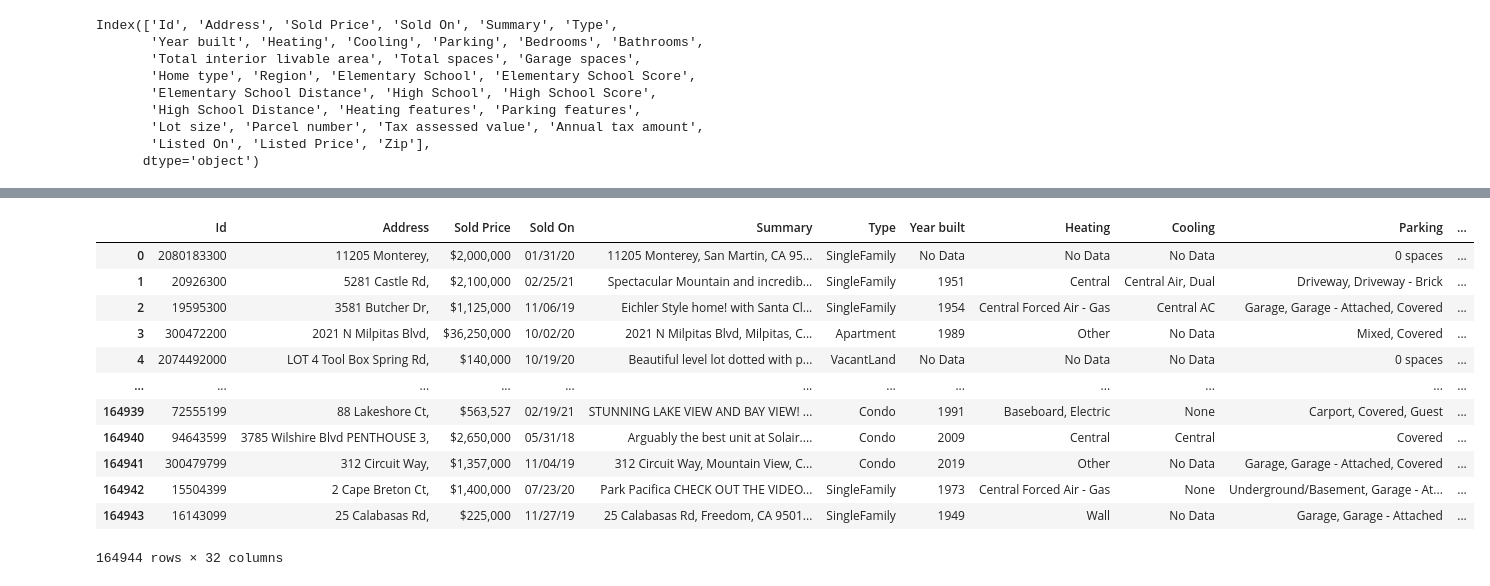
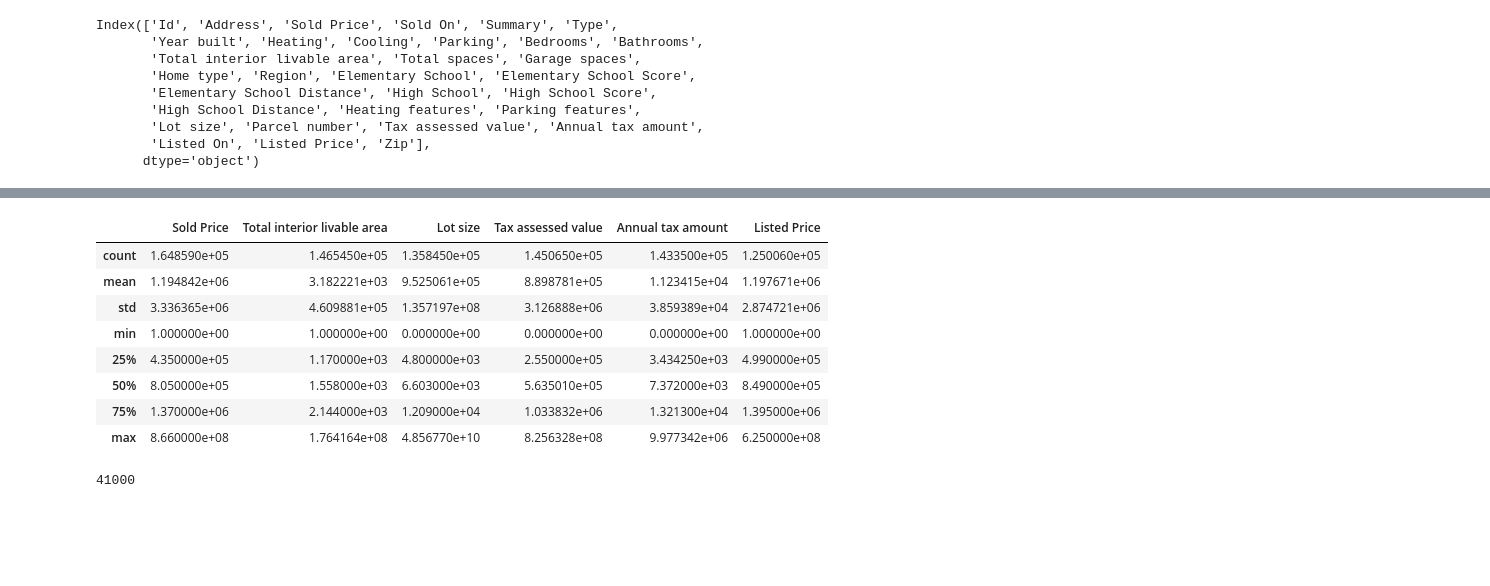
Before and after one commit to OneRaise5385/Machine_Learning, a Jupyter notebook: Practical-ML/Exploratory data analysis.ipynb, the cells around one changed output, grey strips where cells are left out. Saved outputs shown, nothing was run; the diff lists cells and outputs as text; code cells hidden in the pictures; blank space fills up the shorter version.

```diff
--- a/Practical-ML/Exploratory data analysis.ipynb
+++ b/Practical-ML/Exploratory data analysis.ipynb
@@ -61,17 +61,28 @@ Zip                            object
 dtype: object
+# %%
+# 将价钱相关的列的数据转化成浮点型
+currency = ['Sold Price', 'Listed Price', 'Tax assessed value', 'Annual tax amount']
+for c in currency:
+    data[c] = data[c].replace(r'[$,-]', '', regex=True)
+    data[c] = data[c].replace(r'^\s*$', np.nan, regex=True)
+    data[c] = data[c].astype(float)
+
+# 将面积大小相关的列转换成浮点型
+areas = ['Total interior livable area', 'Lot size']
+for c in areas:
+    acres = data[c].str.contains('Acres') == True
+    col = data[c].replace(r'\b sqft\b|\b Acres\b|\b,\b', '', regex=True).astype(float)
+    col[acres] *= 43560
+    data[c] = col
 # %%
-data
+data.describe()
 # %% [output]
-|  | Id | Address | Sold Price | Sold On | Summary | Type | Year built | Heating | Cooling | Parking | ... |
-| 0 | 2080183300 | 11205 Monterey, | $2,000,000 | 01/31/20 | 11205 Monterey, San Martin, CA 95... | SingleFamily | No Data | No Data | No Data | 0 spaces | ... |
-| 1 | 20926300 | 5281 Castle Rd, | $2,100,000 | 02/25/21 | Spectacular Mountain and incredib... | SingleFamily | 1951 | Central | Central Air, Dual | Driveway, Driveway - Brick | ... |
-| 2 | 19595300 | 3581 Butcher Dr, | $1,125,000 | 11/06/19 | Eichler Style home! with Santa Cl... | SingleFamily | 1954 | Central Forced Air - Gas | Central AC | Garage, Garage - Attached, Covered | ... |
-| 3 | 300472200 | 2021 N Milpitas Blvd, | $36,250,000 | 10/02/20 | 2021 N Milpitas Blvd, Milpitas, C... | Apartment | 1989 | Other | No Data | Mixed, Covered | ... |
-| 4 | 2074492000 | LOT 4 Tool Box Spring Rd, | $140,000 | 10/19/20 | Beautiful level lot dotted with p... | VacantLand | No Data | No Data | No Data | 0 spaces | ... |
-| ... | ... | ... | ... | ... | ... | ... | ... | ... | ... | ... | ... |
-| 164939 | 72555199 | 88 Lakeshore Ct, | $563,527 | 02/19/21 | STUNNING LAKE VIEW AND BAY VIEW! ... | Condo | 1991 | Baseboard, Electric | None | Carport, Covered, Guest | ... |
-| 164940 | 94643599 | 3785 Wilshire Blvd PENTHOUSE 3, | $2,650,000 | 05/31/18 | Arguably the best unit at Solair.... | Condo | 2009 | Central | Central | Covered | ... |
-| 164941 | 300479799 | 312 Circuit Way, | $1,357,000 | 11/04/19 | 312 Circuit Way, Mountain View, C... | Condo | 2019 | Other | No Data | Garage, Garage - Attached, Covered | ... |
-| 164942 | 15504399 | 2 Cape Breton Ct, | $1,400,000 | 07/23/20 | Park Pacifica CHECK OUT THE VIDEO... | SingleFamily | 1973 | Central Forced Air - Gas | None | Underground/Basement, Garage - At... | ... |
-| 164943 | 16143099 | 25 Calabasas Rd, | $225,000 | 11/27/19 | 25 Calabasas Rd, Freedom, CA 9501... | SingleFamily | 1949 | Wall | No Data | Garage, Garage - Attached | ... |
+|  | Sold Price | Total interior livable area | Lot size | Tax assessed value | Annual tax amount | Listed Price |
+| count | 1.648590e+05 | 1.465450e+05 | 1.358450e+05 | 1.450650e+05 | 1.433500e+05 | 1.250060e+05 |
+| mean | 1.194842e+06 | 3.182221e+03 | 9.525061e+05 | 8.898781e+05 | 1.123415e+04 | 1.197671e+06 |
+| std | 3.336365e+06 | 4.609881e+05 | 1.357197e+08 | 3.126888e+06 | 3.859389e+04 | 2.874721e+06 |
+| min | 1.000000e+00 | 1.000000e+00 | 0.000000e+00 | 0.000000e+00 | 0.000000e+00 | 1.000000e+00 |
+| 25% | 4.350000e+05 | 1.170000e+03 | 4.800000e+03 | 2.550000e+05 | 3.434250e+03 | 4.990000e+05 |
+| 50% | 8.050000e+05 | 1.558000e+03 | 6.603000e+03 | 5.635010e+05 | 7.372000e+03 | 8.490000e+05 |
+| 75% | 1.370000e+06 | 2.144000e+03 | 1.209000e+04 | 1.033832e+06 | 1.321300e+04 | 1.395000e+06 |
+| max | 8.660000e+08 | 1.764164e+08 | 4.856770e+10 | 8.256328e+08 | 9.977342e+06 | 6.250000e+08 |
-164944 rows × 32 columns
@@ -91,0 +89,8 @@ for c in areas:
+# %%
+# 对房子简单处理
+# 在做数据处理是，清理掉一半甚至三分之二的数据都是正常的
+abnormal = (data[areas[1]] < 10) | (data[areas[1]] > 1e4)
+data = data[~abnormal]
+sum(abnormal)
+# %% [output]
+41000
```
Also changed, not shown: parts of 9 cells of this notebook.
